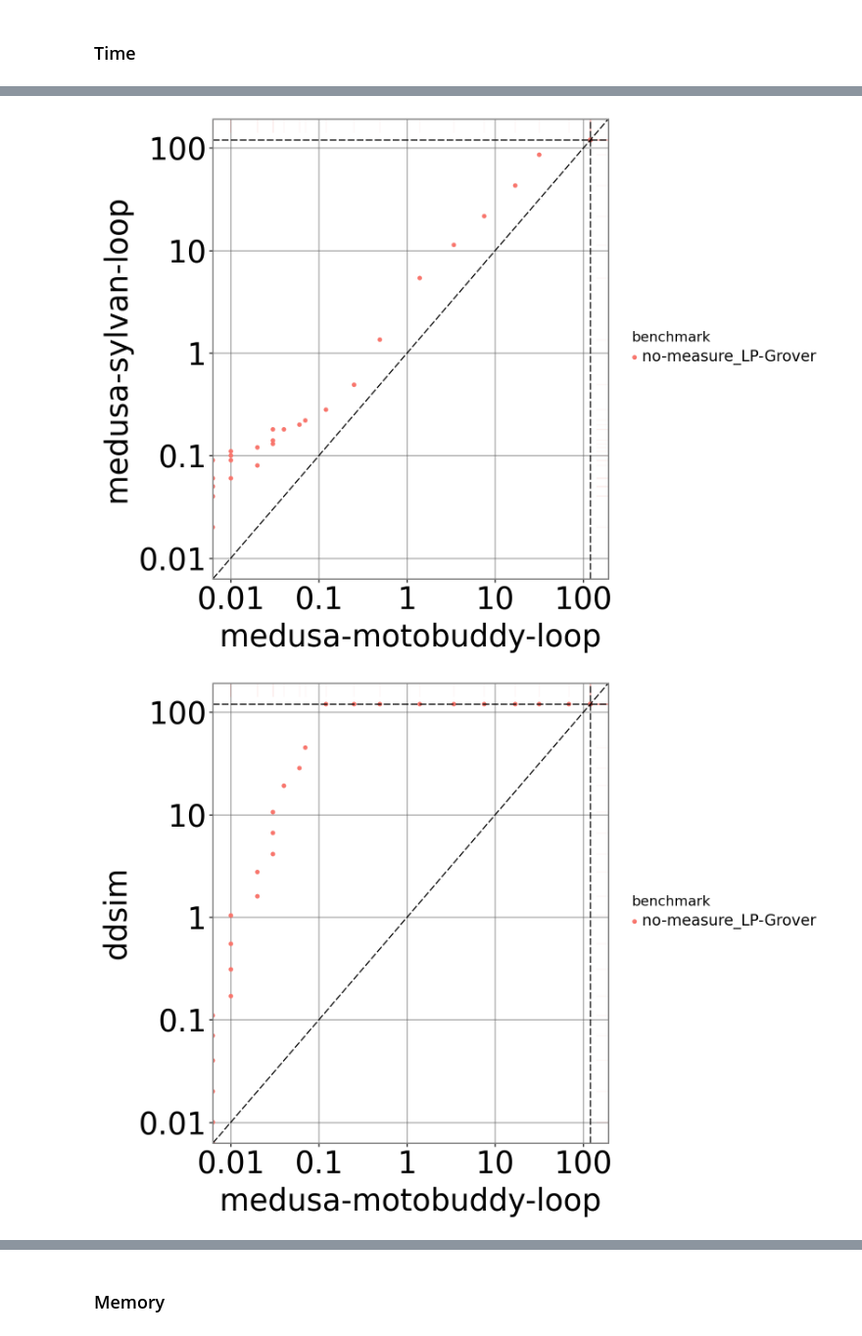
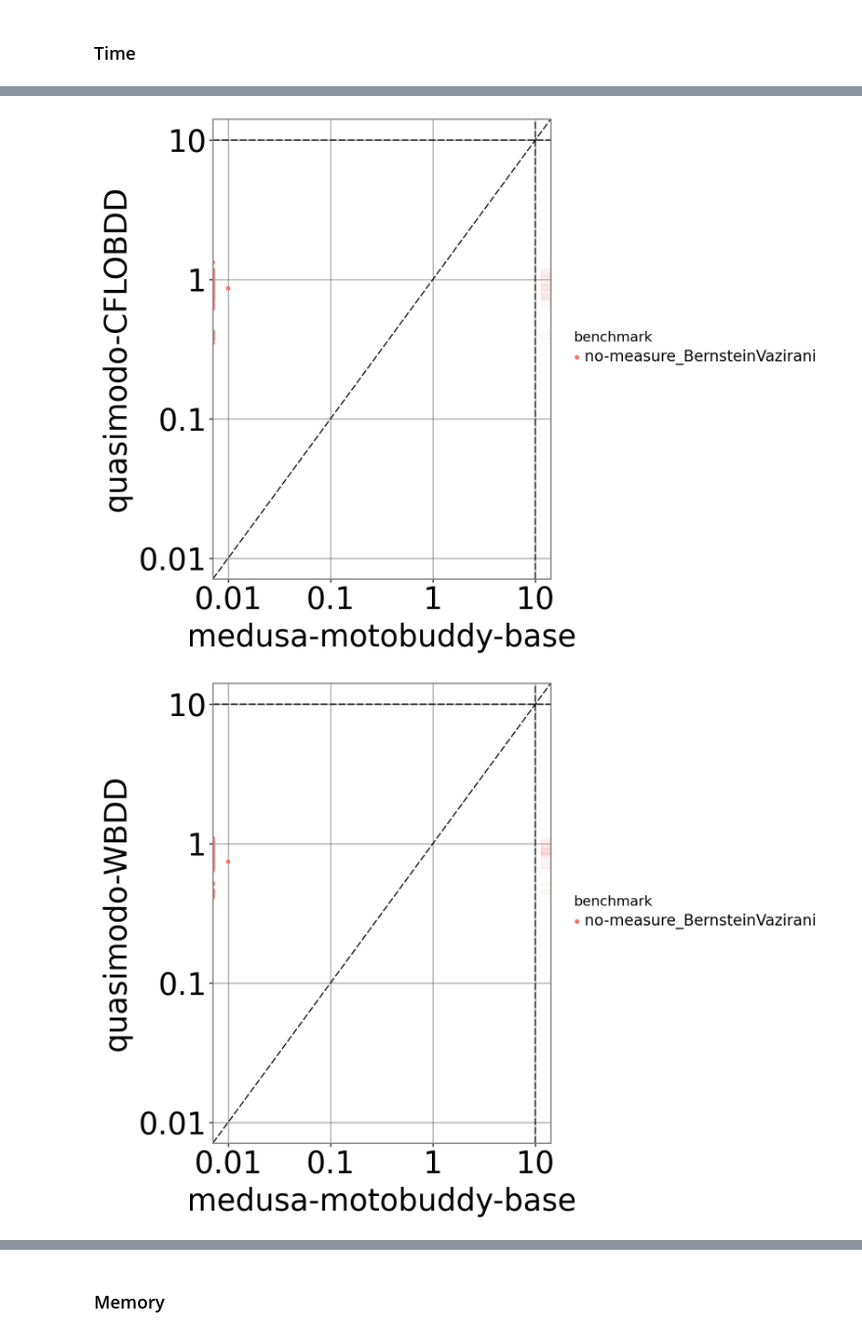
Before and after one commit to VeriFIT/quantum-eval, a Jupyter notebook: eval/eval.ipynb, the cells around one changed output, grey strips where cells are left out. Shown at 98% size. Cells and saved outputs as stored; diff of their text form; code cells hidden in the pictures.

```diff
--- a/eval/eval.ipynb
+++ b/eval/eval.ipynb
@@ -18,28 +18,39 @@ MEDUSA_SYLVAN_BASE="medusa-sylvan-base"
 MEDUSA_BUDDY_BASE="medusa-motobuddy-base"
 MEDUSA_SYLVAN_LOOP="medusa-sylvan-loop"
 MEDUSA_BUDDY_LOOP="medusa-motobuddy-loop"
+
 SLIQSIM="sliqsim"
 DDSIM="ddsim"
 
+QUASIMODO_BDD="quasimodo-BDD"
+QUASIMODO_WCFLOBDD="quasimodo-WCFLOBDD"
+QUASIMODO_WBDD="quasimodo-WBDD"
+QUASIMODO_CFLOBDD="quasimodo-CFLOBDD"
+
 # Timeout (in seconds)
-TIMEOUT=120
+TIMEOUT=10
 
 
 TOOLS = list(dict.fromkeys([ # small hack so that we get list of unique values (i.e. a set, but also in the given order; see https://stackoverflow.com/questions/1653970/does-python-have-an-ordered-set)
   MEDUSA_SYLVAN_BASE,
   MEDUSA_BUDDY_BASE,
 
-  MEDUSA_BUDDY_LOOP,
-  MEDUSA_SYLVAN_LOOP,
+  #MEDUSA_BUDDY_LOOP,
+  #MEDUSA_SYLVAN_LOOP,
 
-  #SLIQSIM,
+  SLIQSIM,
   DDSIM,
+
+  QUASIMODO_BDD,
+  QUASIMODO_CFLOBDD,
+  QUASIMODO_WBDD,
+  QUASIMODO_WCFLOBDD,
 
     # you can add more tools here directly if needed
 ]))
 
 BENCHES = [
-  #"no-measure_BernsteinVazirani",
+  "no-measure_BernsteinVazirani",
   # "no-measure_Feynman",
   # "no-measure_MCToffoli",
   # "no-measure_ModifiedRevLib",
@@ -47,7 +58,7 @@ BENCHES = [
   # "no-measure_Random",
   # "no-measure_RevLib",
 
-  "no-measure_LP-Grover",
+  #"no-measure_LP-Grover",
   #"no-measure_LP-PeriodFinding",
   #"no-measure_LP-QuantumCounting",
 
@@ -84,11 +95,11 @@ ddsim                    46  0.00       3120.86       67.84      120.00
 ----------------------------------------------------------------------------------------------------
 # %%
-TOOL_FOR_COMPARISON = MEDUSA_BUDDY_LOOP
+TOOL_FOR_COMPARISON = MEDUSA_BUDDY_BASE
 # %% [markdown]
 ### Time
 # %%
 for tool in TOOLS:
     if tool != TOOL_FOR_COMPARISON:
-        display(scatter_plot(df_all, TOOL_FOR_COMPARISON, tool, clamp=False, clamp_domain=[0.01,120],
+        display(scatter_plot(df_all, TOOL_FOR_COMPARISON, tool, clamp=True, clamp_domain=[0.01,120],
                              color_column="benchmark", timeout=TIMEOUT))
 # %% [output]
@@ -97,2 +108,2 @@ for tool in TOOLS:
-[figure, old version]
+[figure, new version]
-[figure, old version]
+[figure, new version]
```
Also changed, not shown: parts of 5 cells of this notebook, 3 other files.
